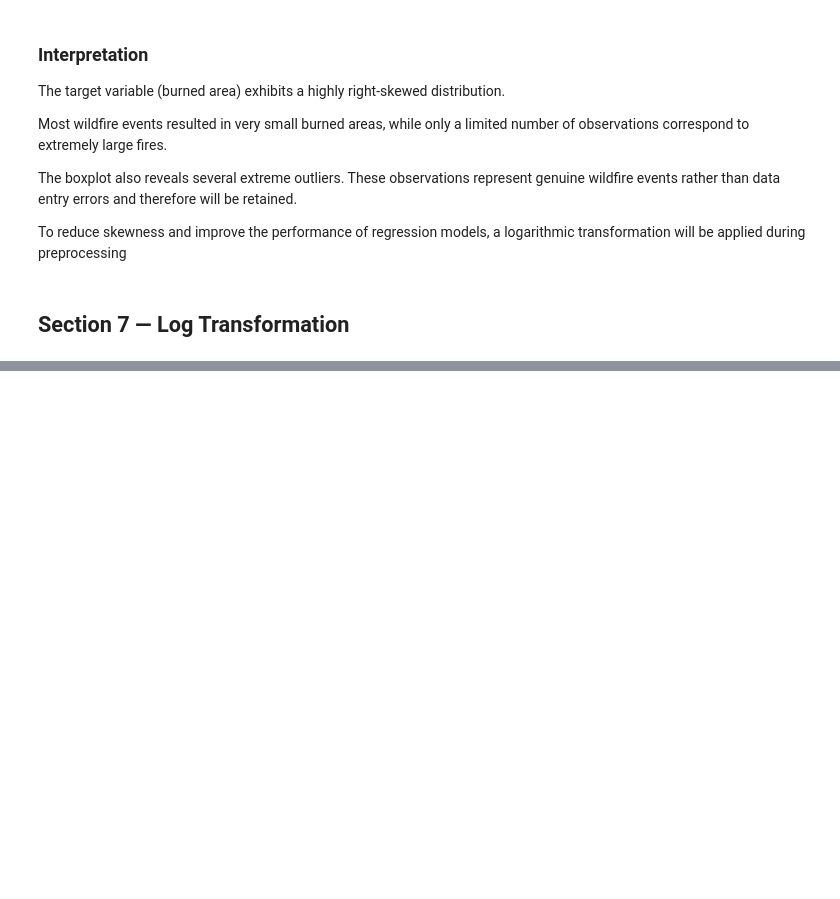
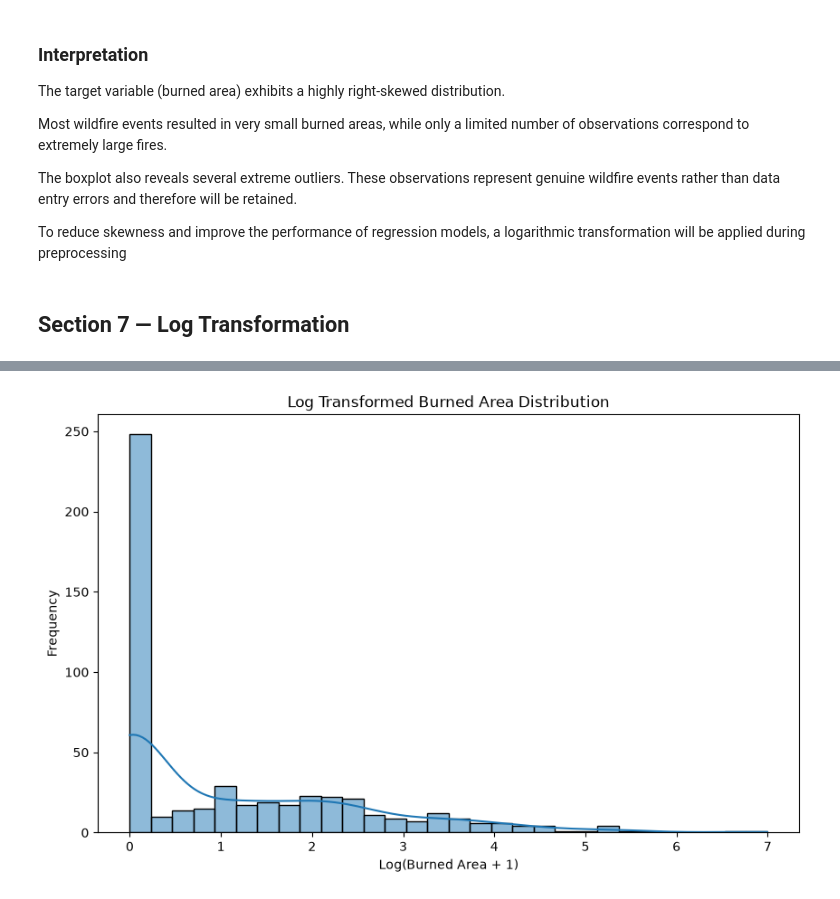
Before and after one commit to mraznyrazeek/Forest-Fire-Burned-Area-Prediction-System, a Jupyter notebook: backend/notebooks/02_data_preprocessing.ipynb, the cells around one changed output, grey strips where cells are left out. Saved outputs shown, nothing was run; the diff lists cells and outputs as text; code cells hidden in the pictures; blank space fills up the shorter version.

```diff
--- a/backend/notebooks/02_data_preprocessing.ipynb
+++ b/backend/notebooks/02_data_preprocessing.ipynb
@@ -171,3 +171,8 @@ The boxplot also reveals several extreme outliers. These observations represent
 To reduce skewness and improve the performance of regression models, a logarithmic transformation will be applied during preprocessing
 # %% [markdown]
 ## Section 7 — Log Transformation
+# %%
+# Log transformation of target variable
+y_log = np.log1p(y)
+
+print("Log transformation completed successfully.")
@@ -173,0 +193,12 @@ To reduce skewness and improve the performance of regression models, a logarithm
+# %%
+plt.figure(figsize=(10,6))
+
+sns.histplot(y_log, bins=30, kde=True)
+
+plt.title("Log Transformed Burned Area Distribution")
+plt.xlabel("Log(Burned Area + 1)")
+plt.ylabel("Frequency")
+
+plt.show()
+# %% [output]
+[figure, added]
```
Also changed, not shown: parts of 5 cells of this notebook, 1 other file.
